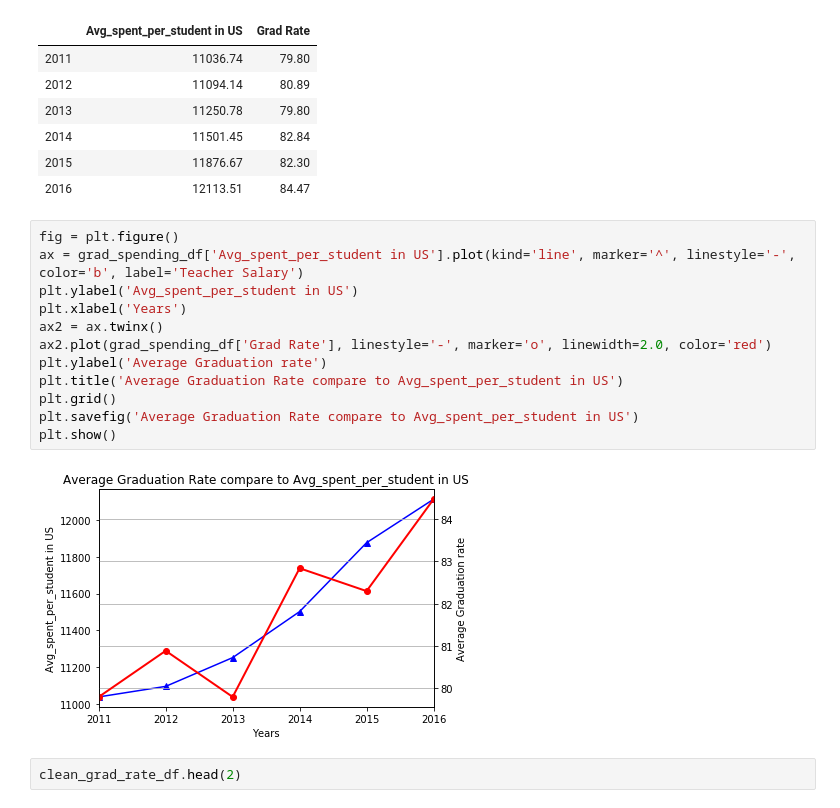
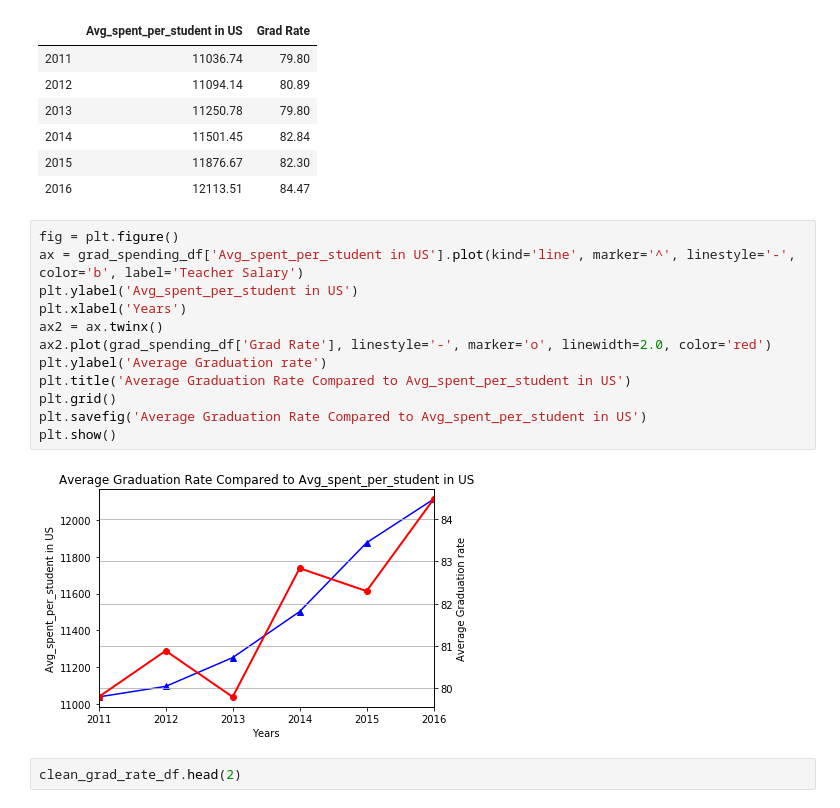
Before and after one commit to ScriptMigo/Project-1, a Jupyter notebook: teacher.ipynb, the cells around one changed output. Drawn from its saved outputs; the diff is of its cells as text.

```diff
--- a/teacher.ipynb
+++ b/teacher.ipynb
@@ -981,17 +952,17 @@ grad_spending_df
 # %%
 fig = plt.figure()
 ax = grad_spending_df['Avg_spent_per_student in US'].plot(kind='line', marker='^', linestyle='-', color='b', label='Teacher Salary')
 plt.ylabel('Avg_spent_per_student in US')
 plt.xlabel('Years')
 ax2 = ax.twinx()
 ax2.plot(grad_spending_df['Grad Rate'], linestyle='-', marker='o', linewidth=2.0, color='red')
 plt.ylabel('Average Graduation rate')
-plt.title('Average Graduation Rate compare to Avg_spent_per_student in US')
+plt.title('Average Graduation Rate Compared to Avg_spent_per_student in US')
 plt.grid()
-plt.savefig('Average Graduation Rate compare to Avg_spent_per_student in US')
+plt.savefig('Average Graduation Rate Compared to Avg_spent_per_student in US')
 plt.show()
 # %% [output]
-[figure, old version]
+[figure, new version]
 # %%
 clean_grad_rate_df.head(2)
 # %% [output]
```
Also changed, not shown: parts of 42 cells of this notebook, 10 other files.
